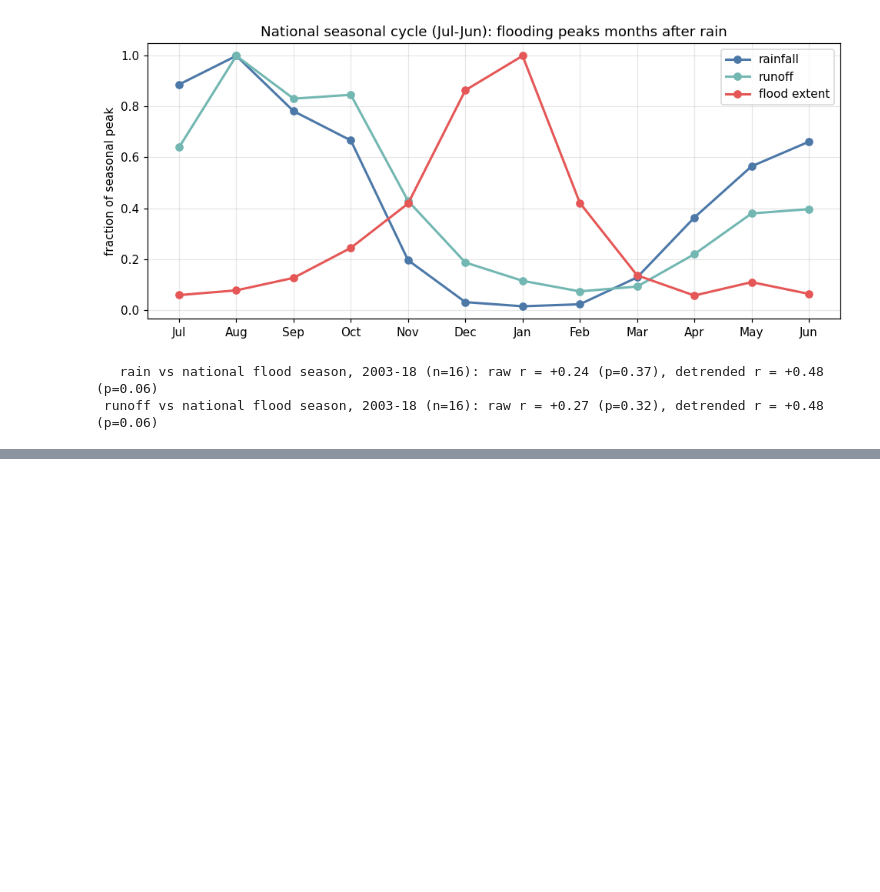
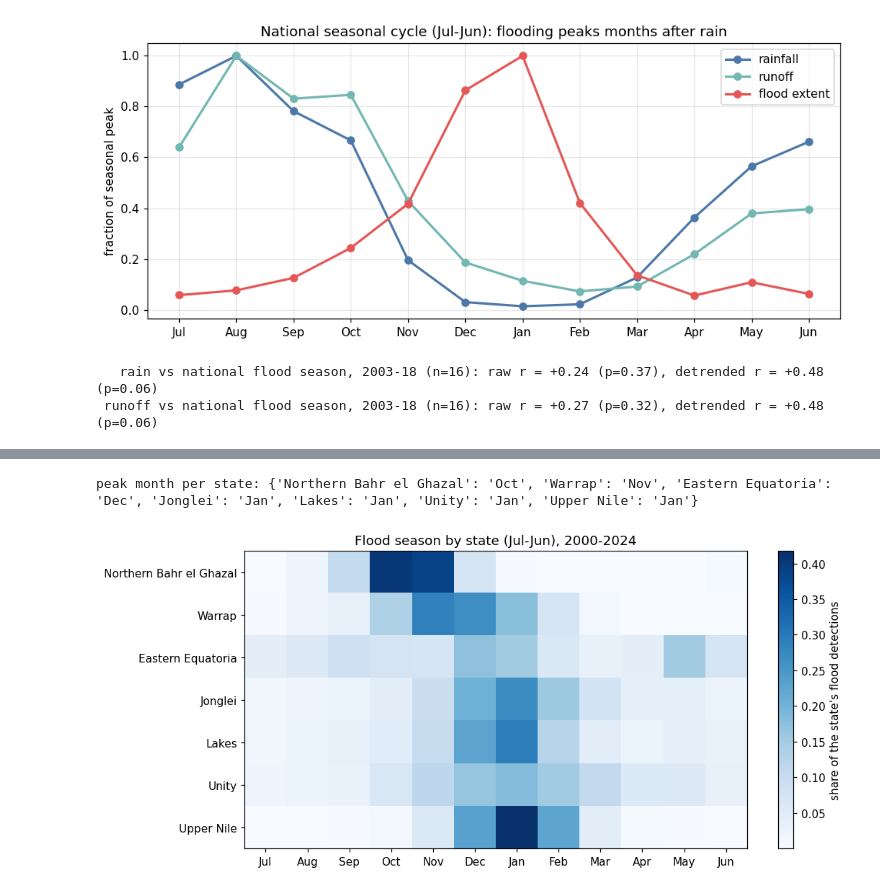
Before and after one commit to TomasTesar/JBG060_ZHL_2026, a Jupyter notebook: data_exploration.ipynb, the cells around one changed output, grey strips where cells are left out. Saved outputs shown, nothing was run; the diff lists cells and outputs as text; code cells hidden in the pictures; blank space fills up the shorter version.

```diff
--- a/data_exploration.ipynb
+++ b/data_exploration.ipynb
@@ -34,7 +174,7 @@ Three properties of the flood masks decide how every later result must be read.
 # %%
-cells = xc.flood_cells_monthly()
-lut = xc.cell_admin2()
-audit = xc.flood_file_audit()
+cells, audit = flood_cells_clean()
+lut = cell_admin2_clean(cells)
+print("flood data source:", audit.source.value_counts().to_dict())
 
 north = a2.cx[:, 10:]
 a2m = a2.to_crs(6933)
@@ -415,0 +579,17 @@ them?), lake levels and discharge as upstream drivers, evapotranspiration, and t
+# %%
+
+st = c.groupby(["adm1_name", "month"]).pixeldays.sum().unstack().reindex(columns=wy_order).fillna(0)
+st = st[st.sum(axis=1) > st.sum(axis=1).sum() * 0.01]
+st_share = st.div(st.sum(axis=1), axis=0)
+st_share = st_share.loc[st_share.idxmax(axis=1).map(wy_order.index).sort_values().index]
+
+fig, ax = plt.subplots(figsize=(10, 4.5))
+im = ax.imshow(st_share.values, aspect="auto", cmap="Blues")
+ax.set_xticks(range(12), wy_labels); ax.set_yticks(range(len(st_share)), st_share.index)
+fig.colorbar(im, ax=ax, label="share of the state's flood detections")
+ax.set_title("Flood season by state (Jul-Jun), 2000-2024")
+fig.tight_layout(); fig.savefig(FIG / "02_state_flood_season.png", bbox_inches="tight")
+print("peak month per state:", st_share.idxmax(axis=1).map(lambda m: months[m - 1]).to_dict())
+# %% [output]
+peak month per state: {'Northern Bahr el Ghazal': 'Oct', 'Warrap': 'Nov', 'Eastern Equatoria': 'Dec', 'Jonglei': 'Jan', 'Lakes': 'Jan', 'Unity': 'Jan', 'Upper Nile': 'Jan'}
+[figure, added]
```
Also changed, not shown: parts of 35 cells of this notebook, 1 other file.
